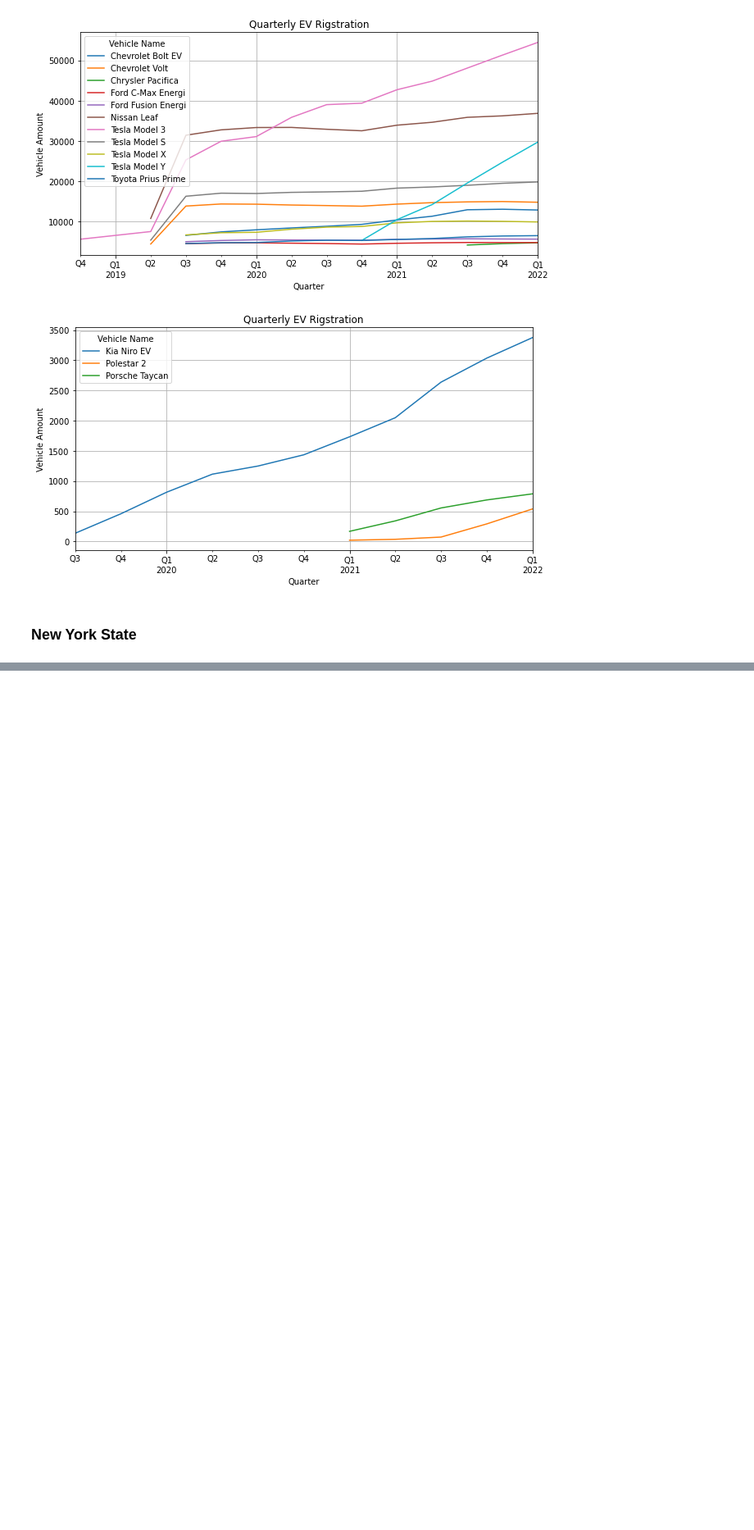
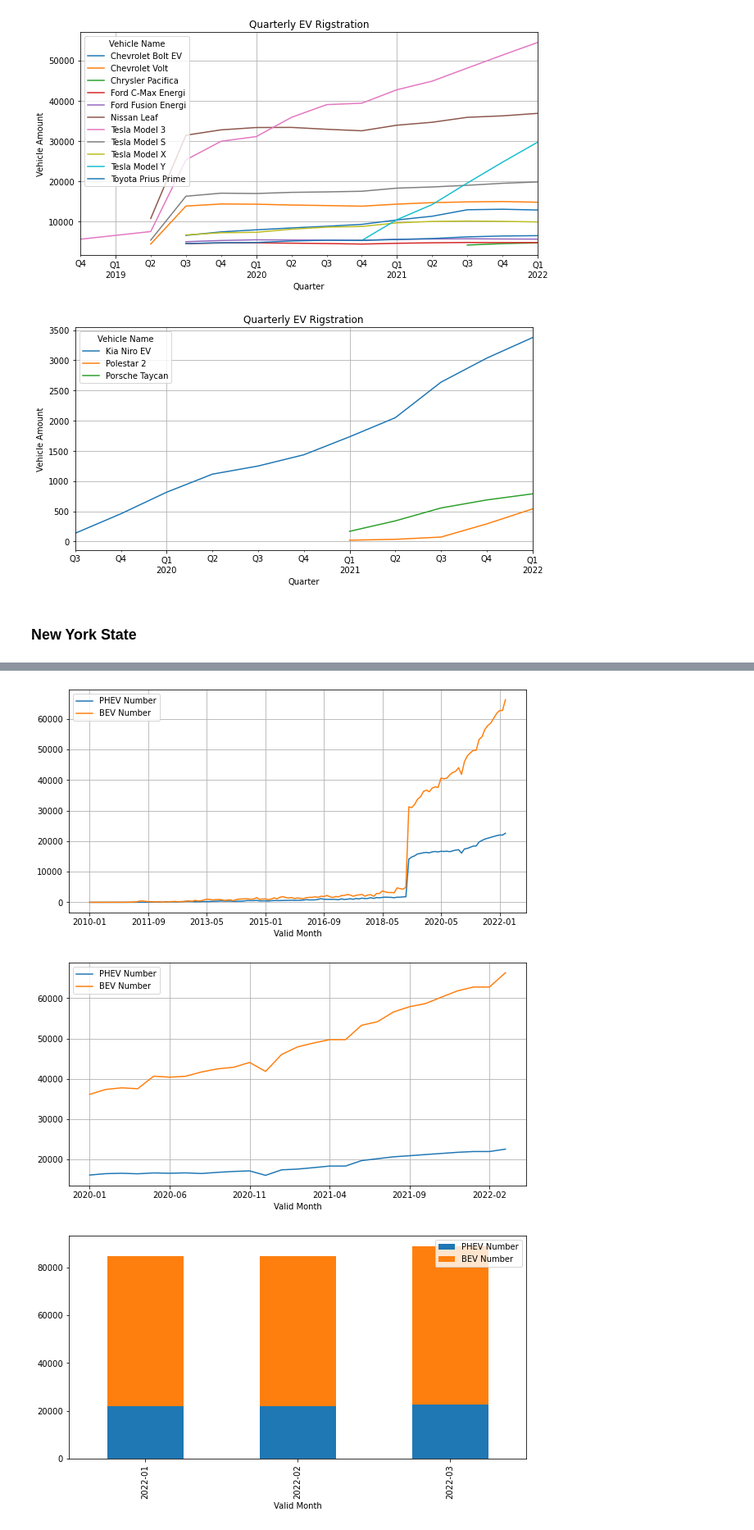
Before and after one commit to MarcccHuuu/2022Spring_Finals_EV, a Jupyter notebook: time-trend-report.ipynb, the cells around one changed output, grey strips where cells are left out. Shown at 82% size. Cells and saved outputs as stored; diff of their text form; code cells hidden in the pictures; blank space fills up the shorter version.

```diff
--- a/time-trend-report.ipynb
+++ b/time-trend-report.ipynb
@@ -169,3 +169,6 @@ draw_vehicle_quarterly_data(wa_df, ['Porsche Taycan', 'Kia Niro EV', 'Polestar 2
 [figure]
 # %% [markdown]
 ### New York State
+# %%
+ny_df = pd.read_csv('data/ny_ev_registrations_public.csv')
+ny_df.head(10)
@@ -171,0 +187,3 @@ draw_vehicle_quarterly_data(wa_df, ['Porsche Taycan', 'Kia Niro EV', 'Polestar 2
+# %%
+ny_df, ny_df_recently = preprocess_dataframe(ny_df, [2015, 1, 1])
+print(ny_df.dtypes)
@@ -171,0 +207,3 @@ draw_vehicle_quarterly_data(wa_df, ['Porsche Taycan', 'Kia Niro EV', 'Polestar 2
+# %%
+ny_df_month = get_monthly_report(ny_df)
+print(ny_df_month)
@@ -171,0 +225,6 @@ draw_vehicle_quarterly_data(wa_df, ['Porsche Taycan', 'Kia Niro EV', 'Polestar 2
+# %%
+draw_month_report(ny_df_month)
+# %% [output]
+[figure, added]
+[figure, added]
+[figure, added]
```
Also changed, not shown: parts of 14 cells of this notebook.
